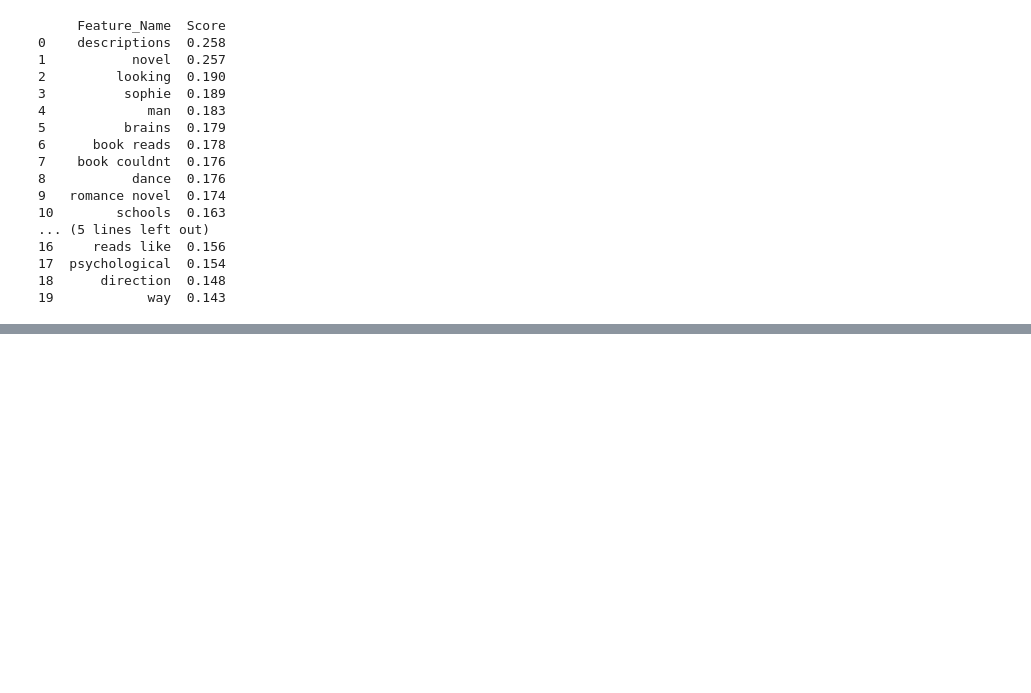
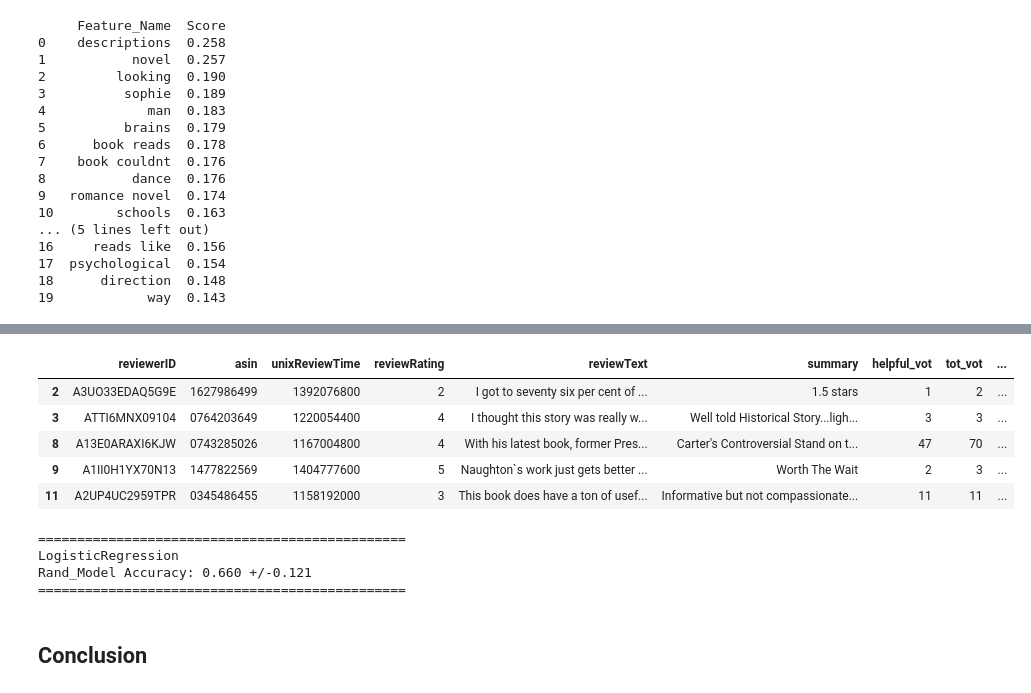
Before and after one commit to TancyKao/AmazonReviewProj, a Jupyter notebook: AmazonBookPilot.ipynb, the cells around one changed output, grey strips where cells are left out. Drawn from its saved outputs; the diff is of its cells as text; code cells hidden in the pictures; blank space fills up the shorter version.

```diff
--- a/AmazonBookPilot.ipynb
+++ b/AmazonBookPilot.ipynb
@@ -725,0 +793,31 @@ print "================================"
+# %%
+################################
+## 5.4 RANDOM HELPFUL INDEX
+################################
+help_series = subset_ABS_df['help_prop']
+help_df = pd.DataFrame(np.random.permutation(help_series),columns=['randIndx'],
+                       index=subset_ABS_df.index)
+subset_ABS_df['rand_prop'] = help_df
+
+subset_ABS_df.head()
+# %% [output]
+|  | reviewerID | asin | unixReviewTime | reviewRating | reviewText | summary | helpful_vot | tot_vot | ... |
+| 2 | A3UO33EDAQ5G9E | 1627986499 | 1392076800 | 2 | I got to seventy six per cent of ... | 1.5 stars | 1 | 2 | ... |
+| 3 | ATTI6MNX09104 | 0764203649 | 1220054400 | 4 | I thought this story was really w... | Well told Historical Story...ligh... | 3 | 3 | ... |
+| 8 | A13E0ARAXI6KJW | 0743285026 | 1167004800 | 4 | With his latest book, former Pres... | Carter's Controversial Stand on t... | 47 | 70 | ... |
+| 9 | A1II0H1YX70N13 | 1477822569 | 1404777600 | 5 | Naughton`s work just gets better ... | Worth The Wait | 2 | 3 | ... |
+| 11 | A2UP4UC2959TPR | 0345486455 | 1158192000 | 3 | This book does have a ton of usef... | Informative but not compassionate... | 11 | 11 | ... |
+# %%
+Rand_pred = predictions.astype(np.float)
+
+print "==============================================="
+print "LogisticRegression"
+print "Rand_Model Accuracy: {:0.3f} +/-{:0.3f}".format(LR_pred.mean(), LR_pred.std())
+print "==============================================="
+# %% [output]
+===============================================
+LogisticRegression
+Rand_Model Accuracy: 0.660 +/-0.121
+===============================================
+# %% [markdown]
+## Conclusion
```
Also changed, not shown: parts of 39 cells of this notebook.
